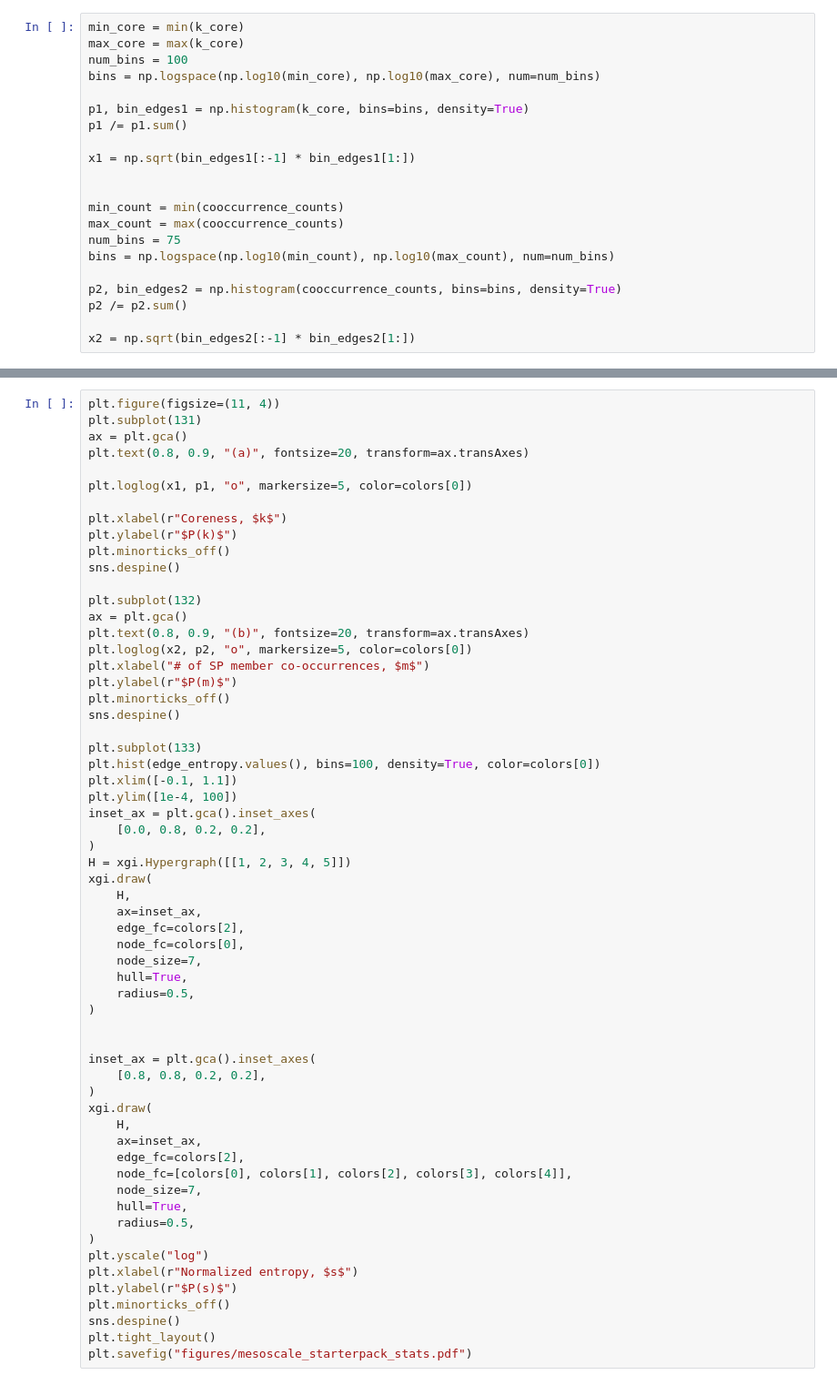
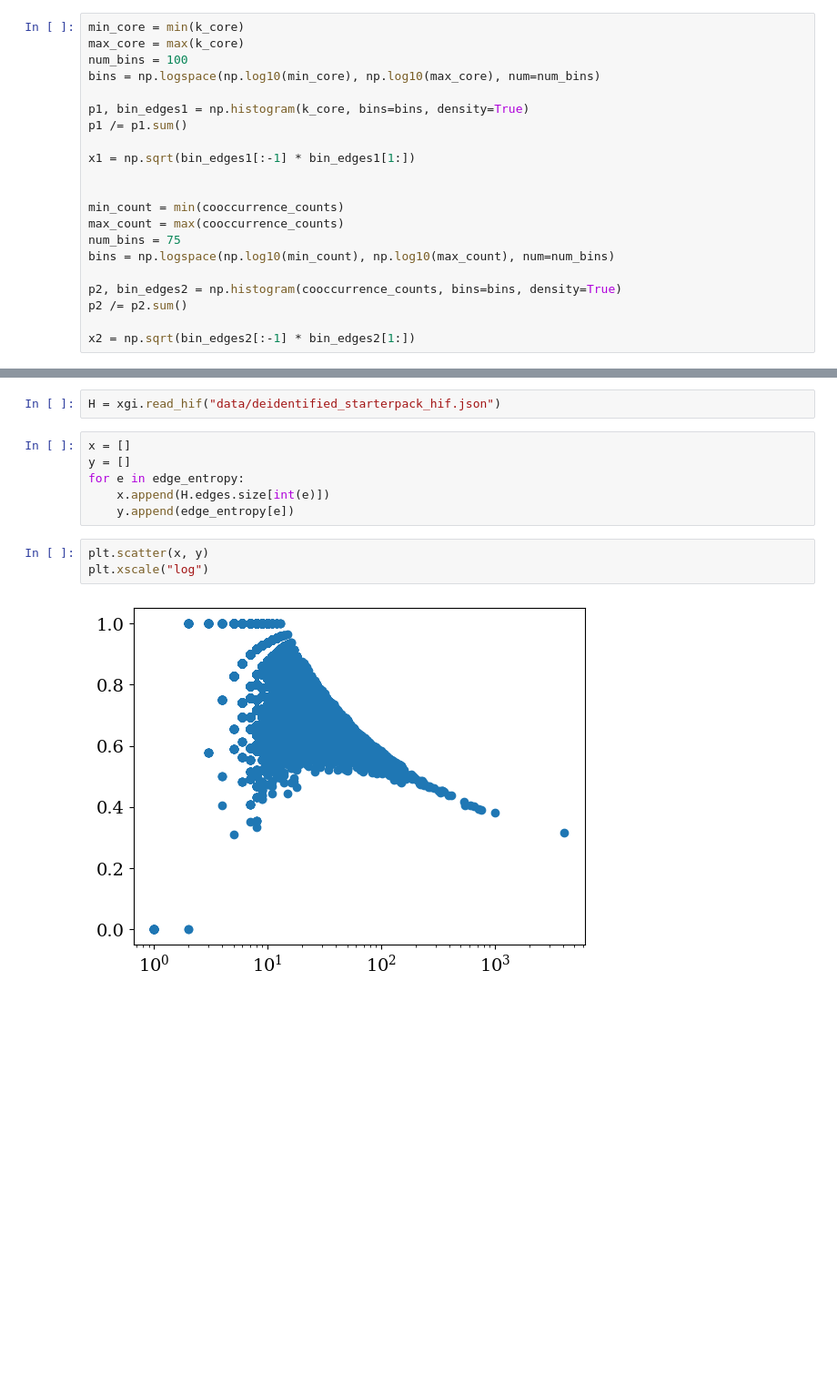
Before and after one commit to nwlandry/a-blue-start, a Jupyter notebook: plot_starterpack_stats.ipynb, the cells around one changed output, grey strips where cells are left out. Shown at 91% size. Saved outputs shown, nothing was run; the diff lists cells and outputs as text; blank space fills up the shorter version.

```diff
--- a/plot_starterpack_stats.ipynb
+++ b/plot_starterpack_stats.ipynb
@@ -366,60 +430,13 @@ sns.despine()
-# %%
-plt.figure(figsize=(11, 4))
-plt.subplot(131)
-ax = plt.gca()
-plt.text(0.8, 0.9, "(a)", fontsize=20, transform=ax.transAxes)
-
-plt.loglog(x1, p1, "o", markersize=5, color=colors[0])
-
-plt.xlabel(r"Coreness, $k$")
-plt.ylabel(r"$P(k)$")
-plt.minorticks_off()
-sns.despine()
-
-plt.subplot(132)
-ax = plt.gca()
-plt.text(0.8, 0.9, "(b)", fontsize=20, transform=ax.transAxes)
-plt.loglog(x2, p2, "o", markersize=5, color=colors[0])
-plt.xlabel("# of SP member co-occurrences, $m$")
-plt.ylabel(r"$P(m)$")
-plt.minorticks_off()
-sns.despine()
-
-plt.subplot(133)
-plt.hist(edge_entropy.values(), bins=100, density=True, color=colors[0])
-plt.xlim([-0.1, 1.1])
-plt.ylim([1e-4, 100])
-inset_ax = plt.gca().inset_axes(
-    [0.0, 0.8, 0.2, 0.2],
-)
-H = xgi.Hypergraph([[1, 2, 3, 4, 5]])
-xgi.draw(
-    H,
-    ax=inset_ax,
-    edge_fc=colors[2],
-    node_fc=colors[0],
-    node_size=7,
-    hull=True,
-    radius=0.5,
-)
-
-
-inset_ax = plt.gca().inset_axes(
-    [0.8, 0.8, 0.2, 0.2],
-)
-xgi.draw(
-    H,
-    ax=inset_ax,
-    edge_fc=colors[2],
-    node_fc=[colors[0], colors[1], colors[2], colors[3], colors[4]],
-    node_size=7,
-    hull=True,
-    radius=0.5,
-)
-plt.yscale("log")
-plt.xlabel(r"Normalized entropy, $s$")
-plt.ylabel(r"$P(s)$")
-plt.minorticks_off()
-sns.despine()
-plt.tight_layout()
-plt.savefig("figures/mesoscale_starterpack_stats.pdf")
+# %%
+H = xgi.read_hif("data/deidentified_starterpack_hif.json")
+# %%
+x = []
+y = []
+for e in edge_entropy:
+    x.append(H.edges.size[int(e)])
+    y.append(edge_entropy[e])
+# %%
+plt.scatter(x, y)
+plt.xscale("log")
+# %% [output]
+[figure, added]
```
Also changed, not shown: parts of 9 cells of this notebook, 4 other files.
